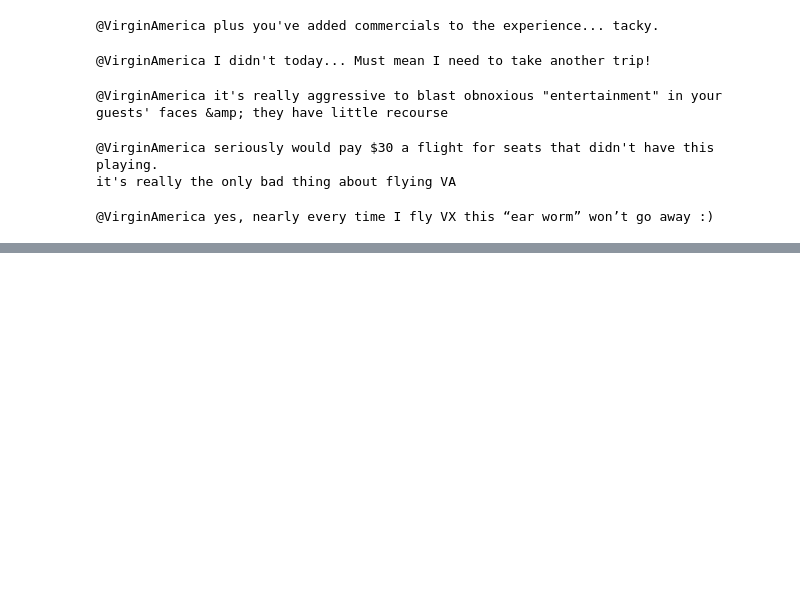
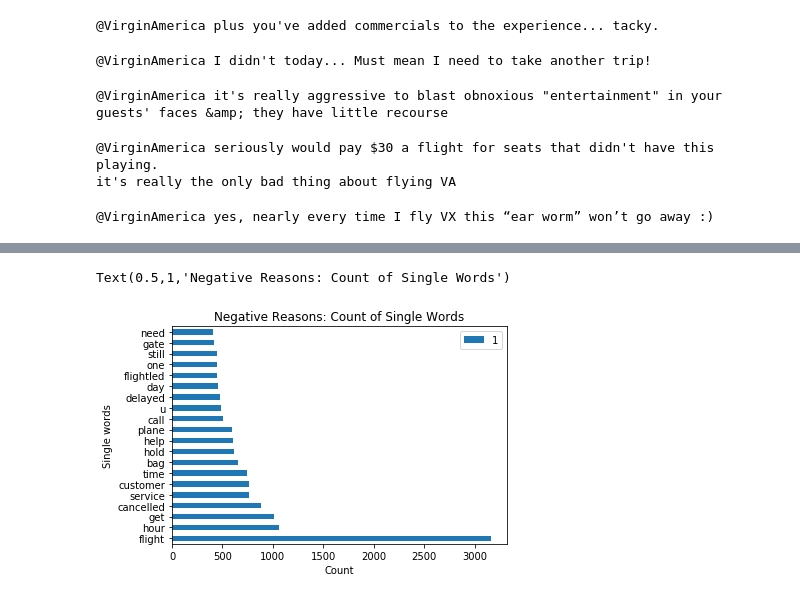
Before and after one commit to becerraperu/NLP-twitter, a Jupyter notebook: NLP - twitter.ipynb, the cells around one changed output, grey strips where cells are left out. Saved outputs shown, nothing was run; the diff lists cells and outputs as text; code cells hidden in the pictures; blank space fills up the shorter version.

```diff
--- a/NLP - twitter.ipynb
+++ b/NLP - twitter.ipynb
@@ -314,0 +490,20 @@ print(df.text[6])
+# %%
+import collections
+def count_words(input):
+    total_count = collections.Counter()
+    for row in input:
+        for word in row:
+            total_count[word] += 1
+    return total_count
+# %%
+# Test to not include retweets
+
+# how do I incorporate - if df.retweet_count == 0:
+
+import collections
+def count_words(input):
+    total_count = collections.Counter()
+    for row in input:
+        for word in row:
+                total_count[word] += 1
+    return total_count
@@ -314,0 +533,3 @@ print(df.text[6])
+# %%
+single_words = df[(df.airline_sentiment == 'negative')][['normalized_tweet']].apply(count_words)['normalized_tweet'].most_common(20)
+single_words
@@ -314,0 +557,3 @@ print(df.text[6])
+# %%
+single_words = pd.DataFrame(single_words)
+single_words.set_index(single_words[0], inplace=True)
@@ -314,0 +583,10 @@ print(df.text[6])
+# %%
+# Count of single words
+
+single_words.plot.barh()
+plt.xlabel('Count')
+plt.ylabel('Single words')
+plt.title('Negative Reasons: Count of Single Words')
+# %% [output]
+Text(0.5,1,'Negative Reasons: Count of Single Words')
+[figure, added]
```
Also changed, not shown: parts of 31 cells of this notebook.
